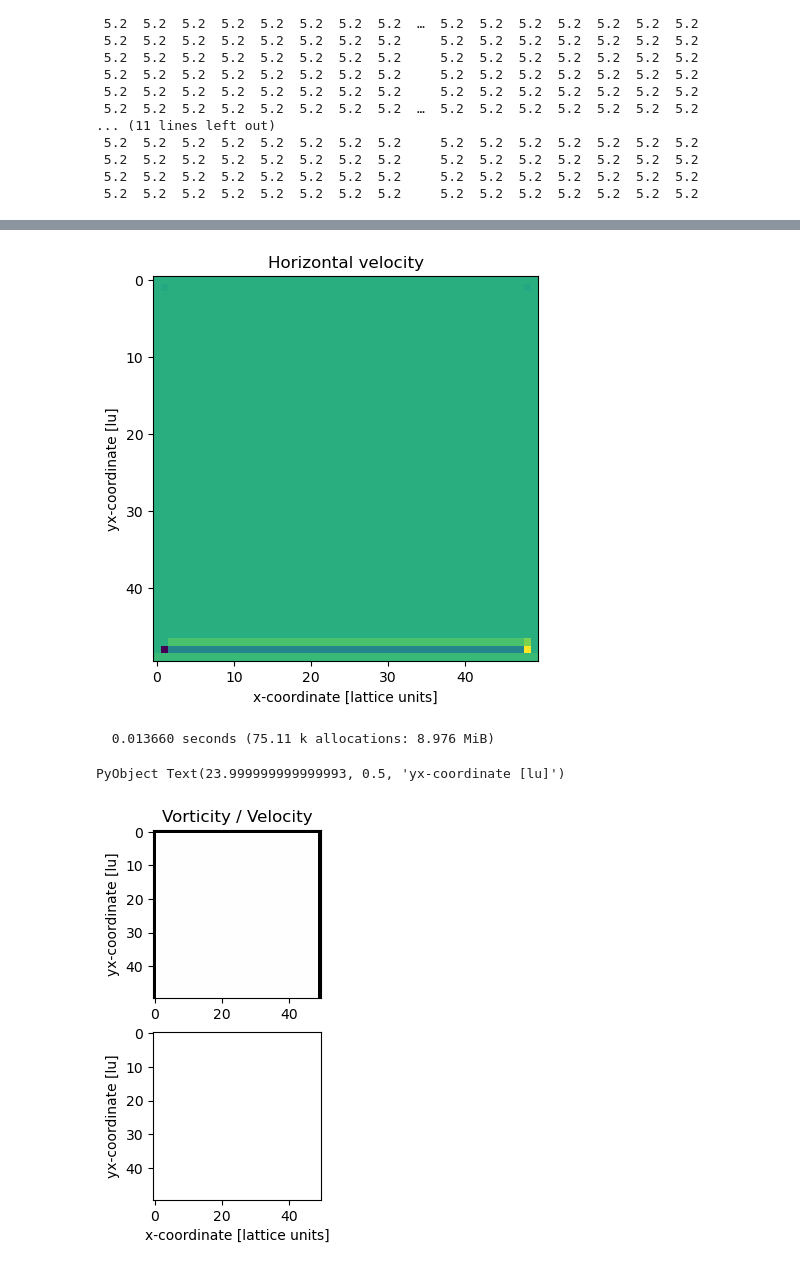
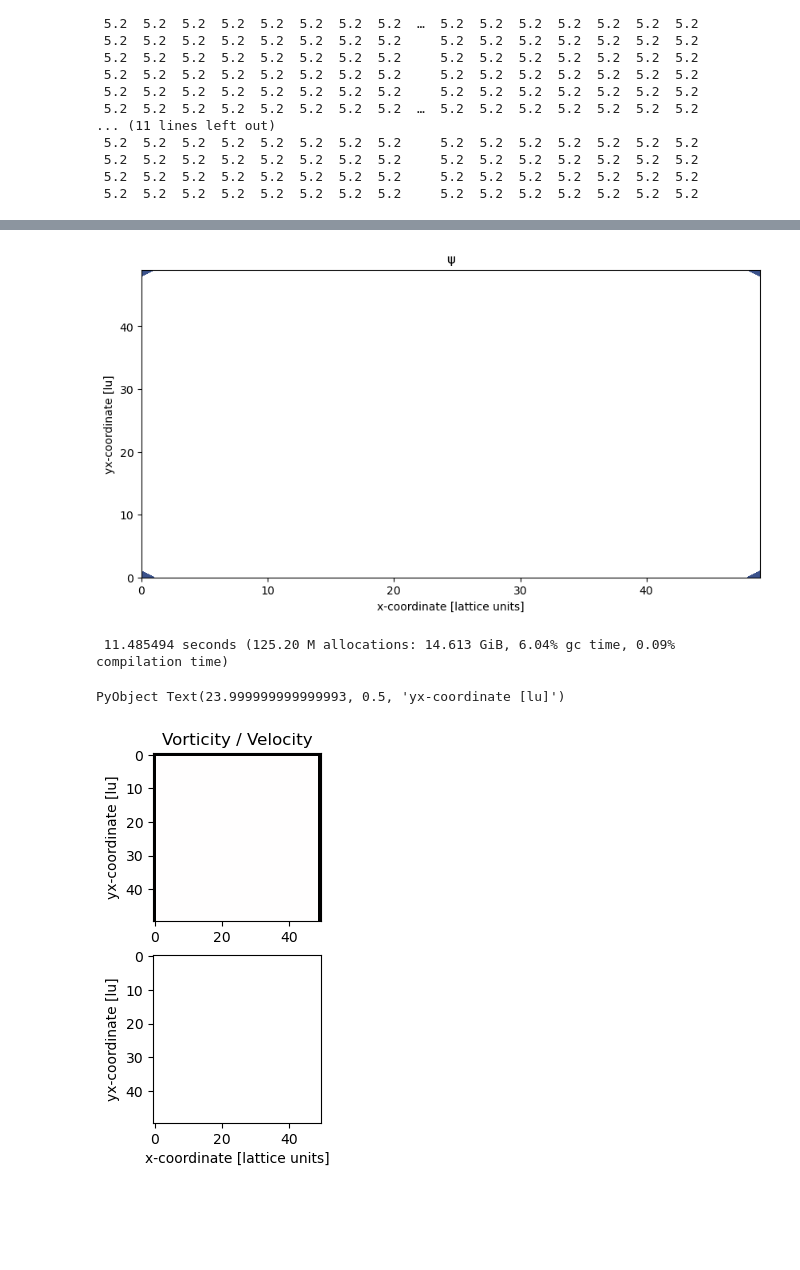
Before and after one commit to bchaber/hattivatti, a Jupyter notebook: lid-driven-cavity-d2q9.ipynb, the cells around one changed output, grey strips where cells are left out. Saved outputs shown, nothing was run; the diff lists cells and outputs as text; code cells hidden in the pictures; blank space fills up the shorter version.

```diff
--- a/lid-driven-cavity-d2q9.ipynb
+++ b/lid-driven-cavity-d2q9.ipynb
@@ -277,18 +296,21 @@ s.ux
 # %%
 # problem  = LatticeState(Nx, Ny)
 init!(problem)
-@time step!(problem,   3) # Run simulation the first time to get rid of compilation overhead
+@time step!(problem,  5000) # Run simulation the first time to get rid of compilation overhead
 #@time step!(problem, 10) # Run simulation (for real!)
-
+ψ = zeros(Nx, Ny)
+for i=2:Nx-1, j=2:Ny-1
+    ψ[i,j] = ψ[i-1,j] - problem.uy[i,j]
+end
 figure(figsize=(10,5))
-imshow(problem.ρ'); title("Density ρ")
-#imshow(ψ'); title("ψ")
-imshow(problem.ux'); title("Horizontal velocity")
+#imshow(problem.ρ'); title("Density ρ")
+contourf(ψ'); title("ψ")
+#imshow(problem.ux'); title("Horizontal velocity")
 xlabel("x-coordinate [lattice units]")
 ylabel("yx-coordinate [lu]")
 # %% [output]
-[figure, old version]
+[figure, new version]
-  0.013660 seconds (75.11 k allocations: 8.976 MiB)
+ 11.485494 seconds (125.20 M allocations: 14.613 GiB, 6.04% gc time, 0.09% compilation time)
 PyObject Text(23.999999999999993, 0.5, 'yx-coordinate [lu]')
 # %%
 ux = copy(problem.ux)
```
Also changed, not shown: parts of 7 cells of this notebook.
